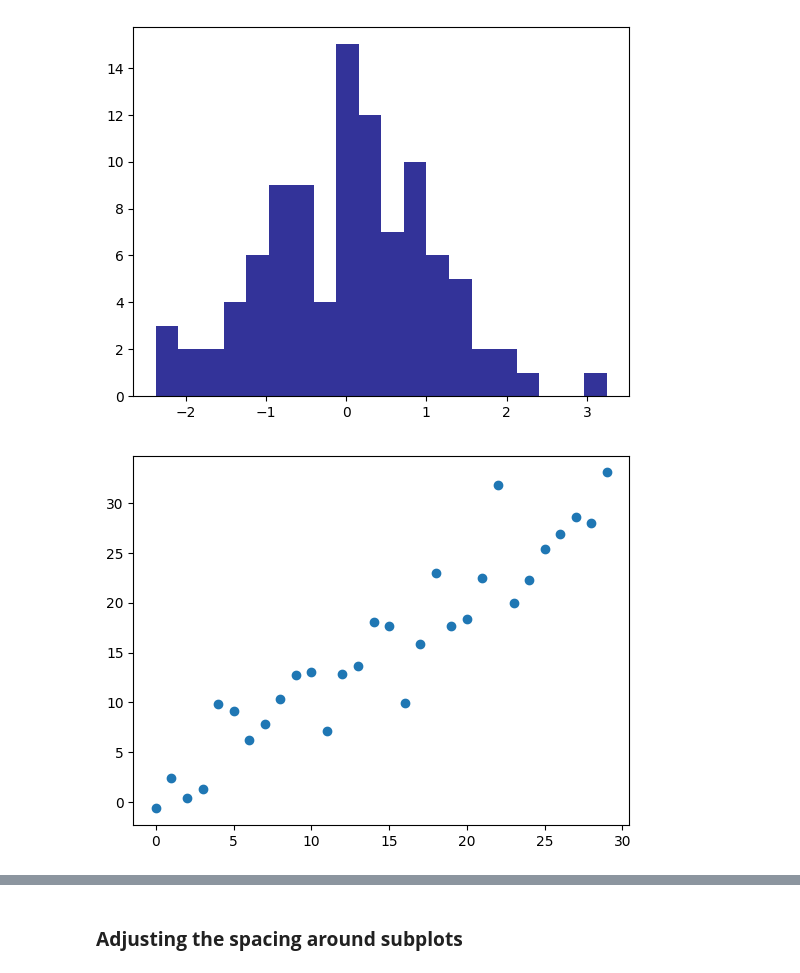
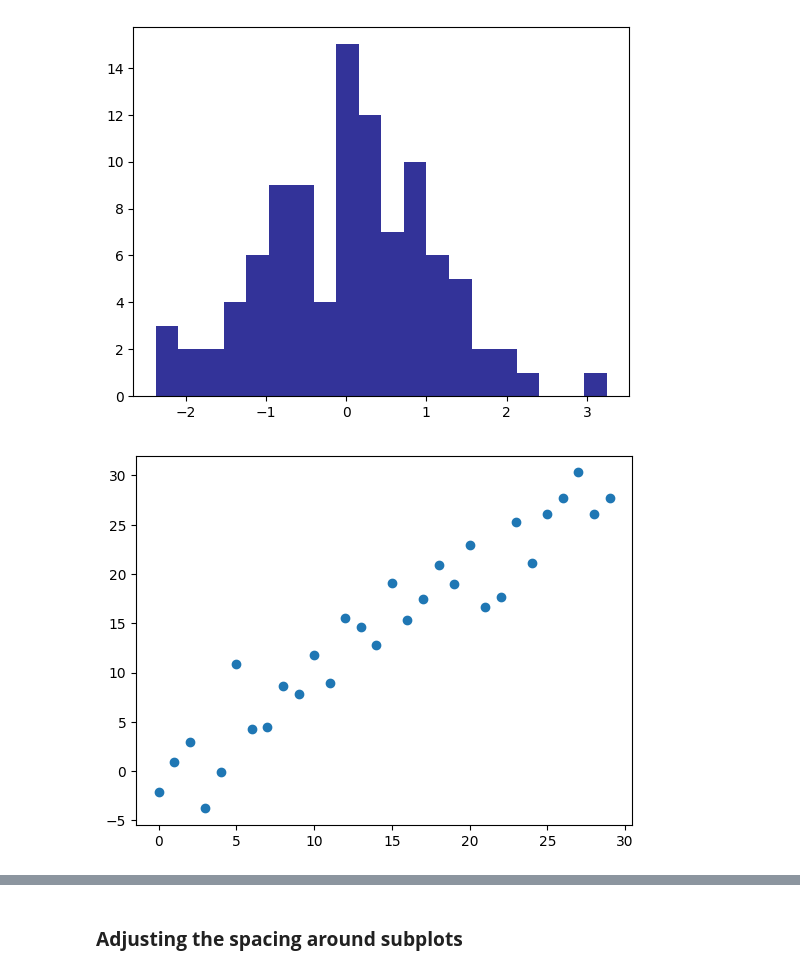
Before and after one commit to Kamarul891212/STQD6014_Data_Science_P132829, a Jupyter notebook: P132829_Week11_Matplotlib_20231220_WC.ipynb, the cells around one changed output, grey strips where cells are left out. Saved outputs shown, nothing was run; the diff lists cells and outputs as text; code cells hidden in the pictures.

```diff
--- a/P132829_Week11_Matplotlib_20231220_WC.ipynb
+++ b/P132829_Week11_Matplotlib_20231220_WC.ipynb
@@ -62,6 +81,7 @@ rng = np.random.RandomState()
 [figure]
 # %%
 # Scatter plot - plot 2
-rng = np.random.RandomState()
+rng = np.random.RandomState(5678)
+plt.scatter(x = np.arange(30), y = np.arange(30) + 3 * rng.standard_normal(30));
 # %% [output]
-[figure, old version]
+[figure, new version]
```
Also changed, not shown: parts of 26 cells of this notebook.
